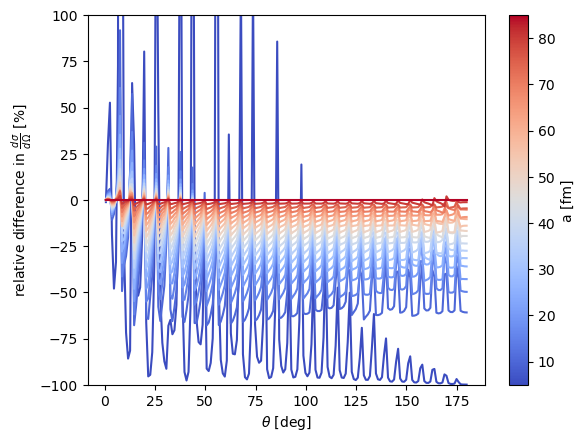
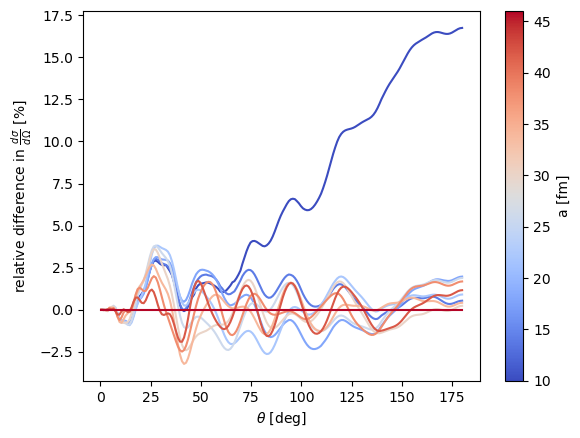
Unified diff of the notebook cell whose output changed from the first chart to the second:
--- before
+++ after
@@ -9,3 +9,3 @@
 plt.xlabel(r"$\theta$ [deg]")
 plt.ylabel(r"relative difference in $\frac{d\sigma}{d\Omega}$ [%]")
-plt.ylim([-100,100])
+#plt.ylim([-100,100])

Commit: update nbs